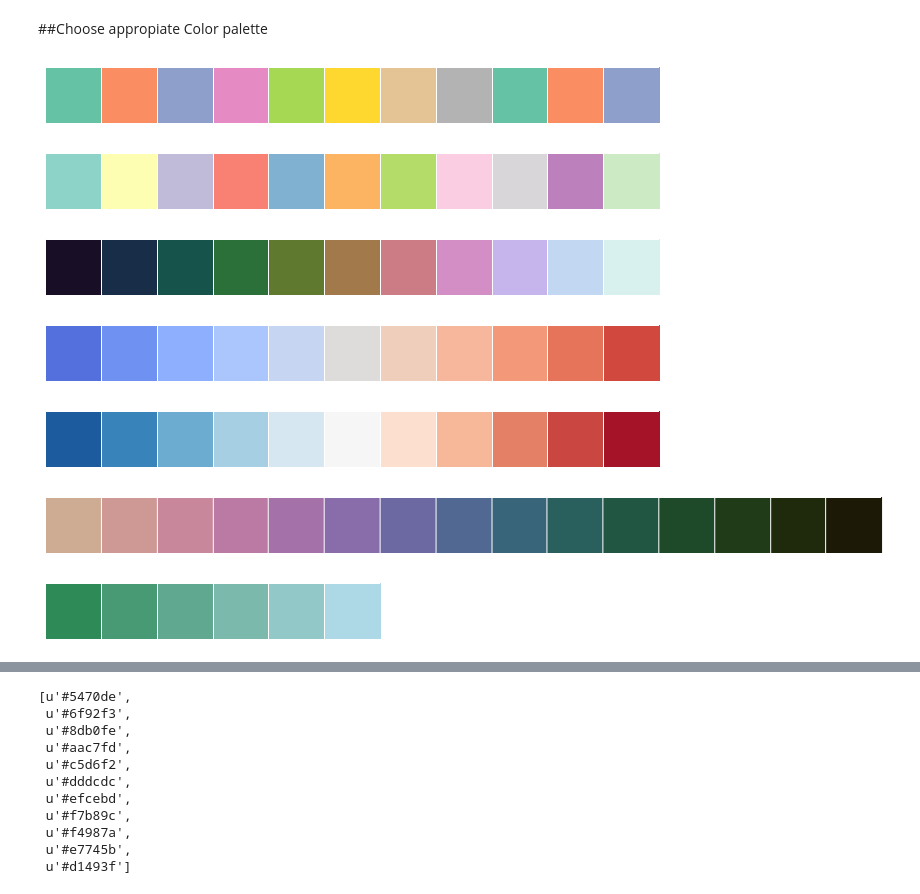
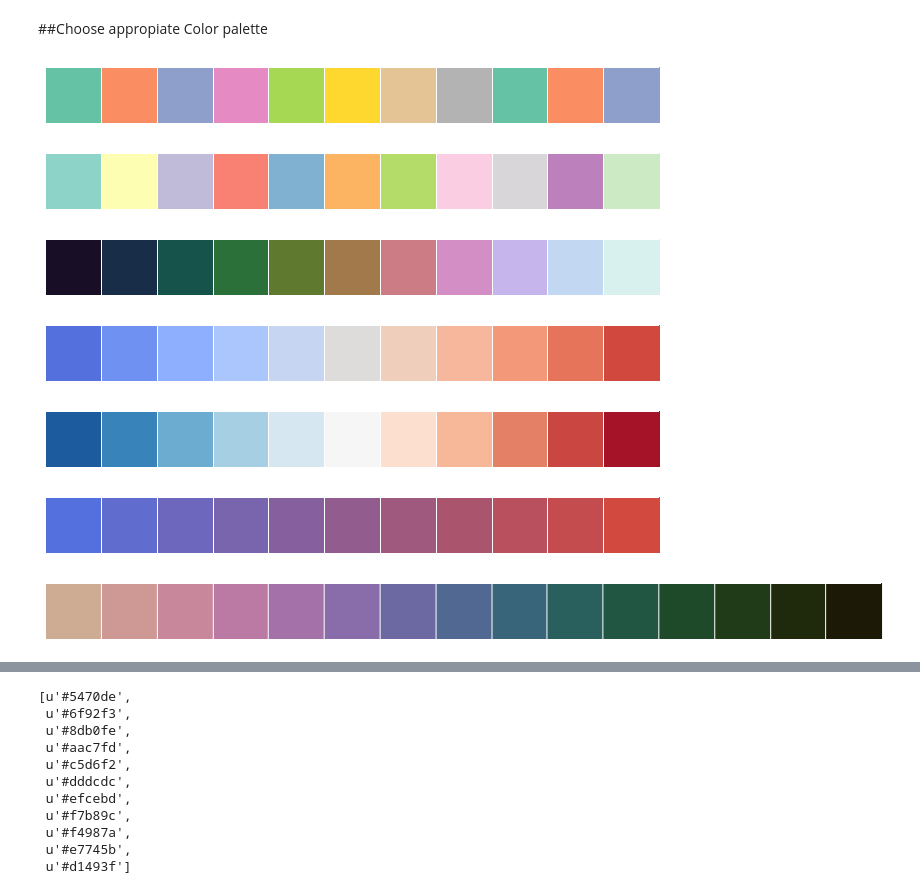
Before and after one commit to afcarl/nesting-in-lstm, a Jupyter notebook: Language Evaluation.ipynb, the cells around one changed output, grey strips where cells are left out. Drawn from its saved outputs; the diff is of its cells as text; code cells hidden in the pictures.

```diff
--- a/Language Evaluation.ipynb
+++ b/Language Evaluation.ipynb
@@ -9,21 +9,19 @@ from IPython.core.display import HTML
 # %%
 #Test out different color palettes
 sns.palplot(sns.color_palette("Set2", 11))
 sns.palplot(sns.color_palette("Set3", 11))
 sns.palplot(sns.color_palette("cubehelix", 11))
 sns.palplot(sns.color_palette("coolwarm", 11))
 sns.palplot(sns.color_palette("RdBu_r", 11))
+sns.palplot(sns.blend_palette(["#5470de", "#d1493f"], 11))
 # %% [output]
 [figure]
 [figure]
 [figure]
 [figure]
 [figure]
+[figure, added]
 # %%
 sns.palplot(sns.cubehelix_palette(15, start=1., rot=1.5, dark=0.1, light=.7, reverse=False))
 # %% [output]
 [figure]
-# %%
-sns.palplot(sns.blend_palette(["seagreen", "lightblue"]));
-# %% [output]
-[figure, removed]
```
Also changed, not shown: parts of 6 cells of this notebook, 2 other files.
